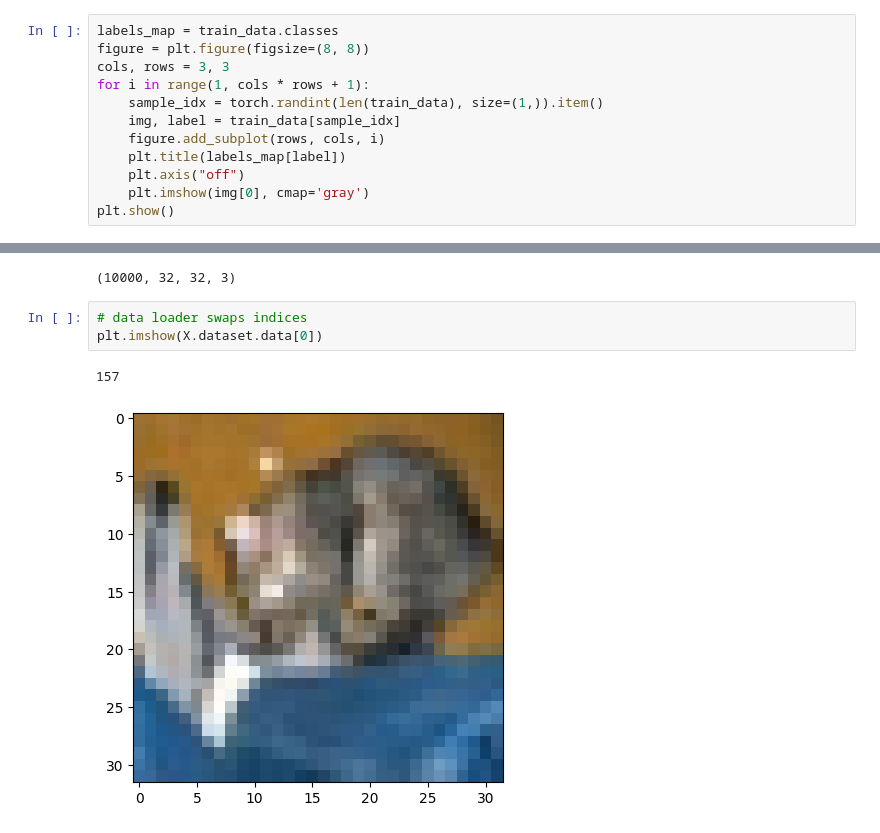
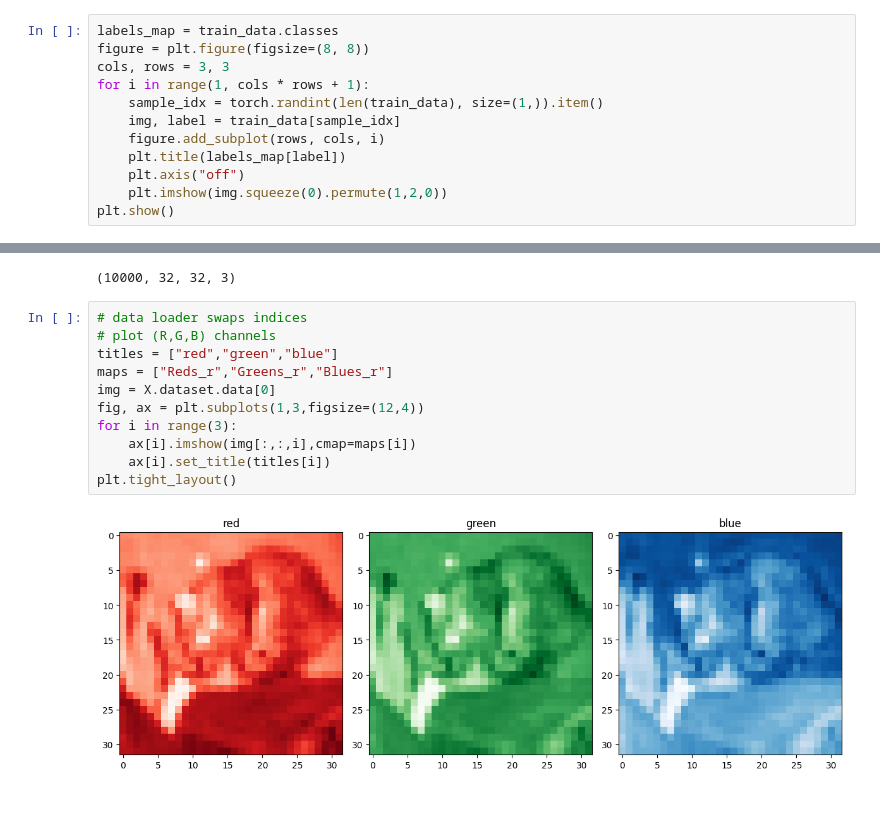
Before and after one commit to alexanderneva/nets, a Jupyter notebook: testing.ipynb, the cells around one changed output, grey strips where cells are left out. Cells and saved outputs as stored; diff of their text form; blank space fills up the shorter version.

```diff
--- a/testing.ipynb
+++ b/testing.ipynb
@@ -128,6 +147,6 @@ for i in range(1, cols * rows + 1):
     figure.add_subplot(rows, cols, i)
     plt.title(labels_map[label])
     plt.axis("off")
-    plt.imshow(img[0], cmap='gray')
+    plt.imshow(img.squeeze(0).permute(1,2,0))
 plt.show()
 # %% [output]
@@ -139,8 +158,15 @@ X.dataset.data.shape
 (10000, 32, 32, 3)
 # %%
 # data loader swaps indices
-plt.imshow(X.dataset.data[0])
+# plot (R,G,B) channels
+titles = ["red","green","blue"]
+maps = ["Reds_r","Greens_r","Blues_r"]
+img = X.dataset.data[0]
+fig, ax = plt.subplots(1,3,figsize=(12,4))
+for i in range(3):
+    ax[i].imshow(img[:,:,i],cmap=maps[i])
+    ax[i].set_title(titles[i])
+plt.tight_layout()
 # %% [output]
-157
-[figure, old version]
+[figure, new version]
 # %%
```
Also changed, not shown: parts of 15 cells of this notebook.
